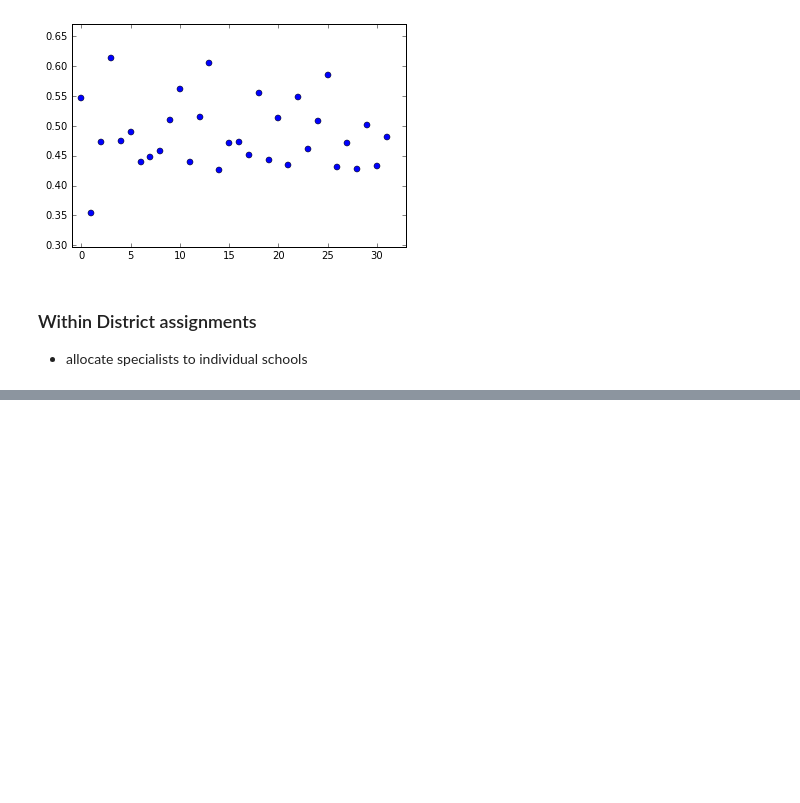
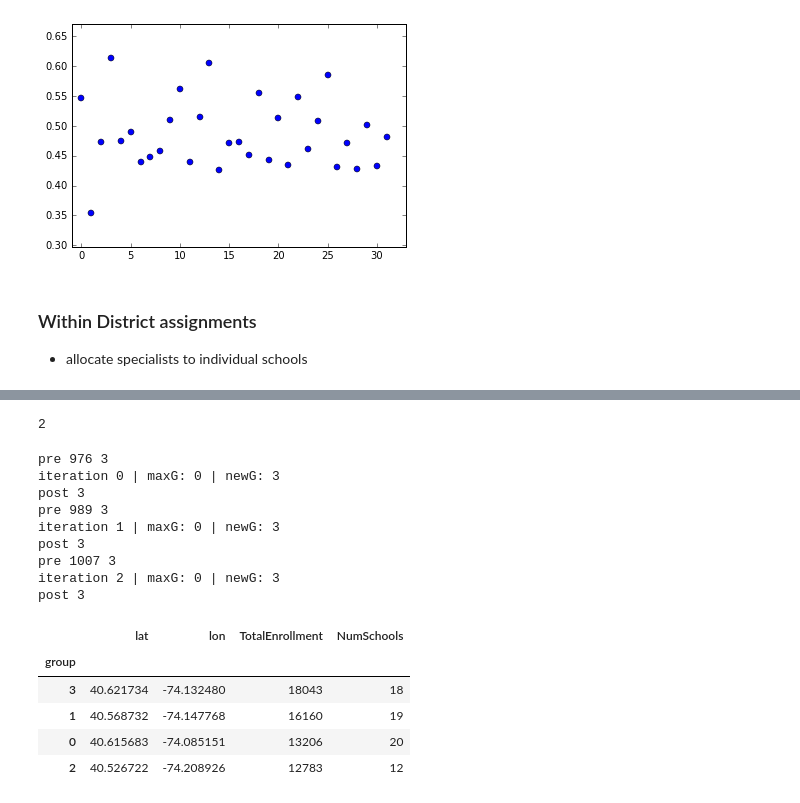
Before and after one commit to diogomiura/USI_Mental_Health, a Jupyter notebook: Specialist-Allocation-Model-v2.ipynb, the cells around one changed output, grey strips where cells are left out. Saved outputs shown, nothing was run; the diff lists cells and outputs as text; code cells hidden in the pictures; blank space fills up the shorter version.

```diff
--- a/Specialist-Allocation-Model-v2.ipynb
+++ b/Specialist-Allocation-Model-v2.ipynb
@@ -416,0 +400,17 @@ gCenters
+# %%
+# wrapper around sklearn's nearest neighbor functionality
+# @return: dictionary of {kK, index} for first row of
+def knn(X, XIDs, k):
+    n = NN(n_neighbors=k+1) # add 1 to get k nearest neighbors not including self
+    D, A = n.fit(X).kneighbors(X, return_distance=True)
+    # grab the indexes of first row - probably a way to not calculate all the other combinations...
+    # A[0,1:].nonzero()[1][1:] # version for kneighbors_graph() which returns a sparse matrix
+    Aout = [XIDs[a] for a in A[0,1:]]
+    kNN = {'ID': Aout, 'Dist': D[0,1:]}
+    return kNN
+    #print kNN
+    #out = {}
+    #keys = ['k'+str(i) for i in range(k)]
+    #for
+    #return pd.Series(dict(zip(keys, kNN)))
+    #return dict(zip(keys, kNN))
@@ -416,0 +483,51 @@ gCenters
+# %%
+gCenters.NumSchools.idxmax()
+# %% [output]
+2
+# %%
+#### step 3b: ensure initial assignments less than maximum allowed,
+    # if not move schools to nearest other group
+c = 0 # counter to stop while loop from just pushing schools back and forth
+maxVal = gCenters.NumSchools.max()
+while (maxVal > 20) & (c < 5):
+    maxG = gCenters.NumSchools.idxmax()
+    # nearest other group
+    gX = np.concatenate((gCenters.loc[maxG:maxG, ('lat', 'lon')].values,
+                          tmp[tmp.group!=maxG].loc[:,('lat', 'lon')].values))
+    gIDs = np.concatenate((np.array([maxG]),tmp[tmp.group!=maxG].index.values))
+    gKNN = knn(gX, gIDs, 1)['ID'][0]
+    print 'pre', gKNN, tmp.loc[gKNN, 'group']
+    newG = tmp.loc[gKNN, 'group']
+    print 'iteration {0} | maxG: {1} | newG: {2}'.format(c, maxG, newG)
+    # nearest school to that group's center
+    gX = np.concatenate((gCenters.loc[newG:newG, ('lat', 'lon')].values,
+                          tmp[tmp.group==maxG].loc[:,('lat', 'lon')].values))
+    gIDs = np.concatenate((np.array([maxG]),tmp[tmp.group==maxG].index.values))
+    gKNN = knn(gX, gIDs, 1)['ID'][0]
+    tmp.loc[gKNN, 'group'] = newG
+    print 'post', tmp.loc[gKNN, 'group']
+    gCenters = tmp.groupby(['group'])['lat', 'lon'].mean()
+    gCenters = pd.merge(gCenters, tmp.groupby('group')['Total Enrollment'].agg({'TotalEnrollment': 'sum',
+                                                                           'NumSchools': 'count'}),
+                   left_index=True, right_index=True)
+    maxVal = gCenters.NumSchools.max()
+    c += 1
+
+gCenters.sort_values('TotalEnrollment', ascending=False, inplace=True)
+gCenters
+# %% [output]
+pre 976 3
+iteration 0 | maxG: 0 | newG: 3
+post 3
+pre 989 3
+iteration 1 | maxG: 0 | newG: 3
+post 3
+pre 1007 3
+iteration 2 | maxG: 0 | newG: 3
+post 3
+|  | lat | lon | TotalEnrollment | NumSchools |
+| group |  |  |  |  |
+| 3 | 40.621734 | -74.132480 | 18043 | 18 |
+| 1 | 40.568732 | -74.147768 | 16160 | 19 |
+| 0 | 40.615683 | -74.085151 | 13206 | 20 |
+| 2 | 40.526722 | -74.208926 | 12783 | 12 |
```
Also changed, not shown: parts of 33 cells of this notebook.
